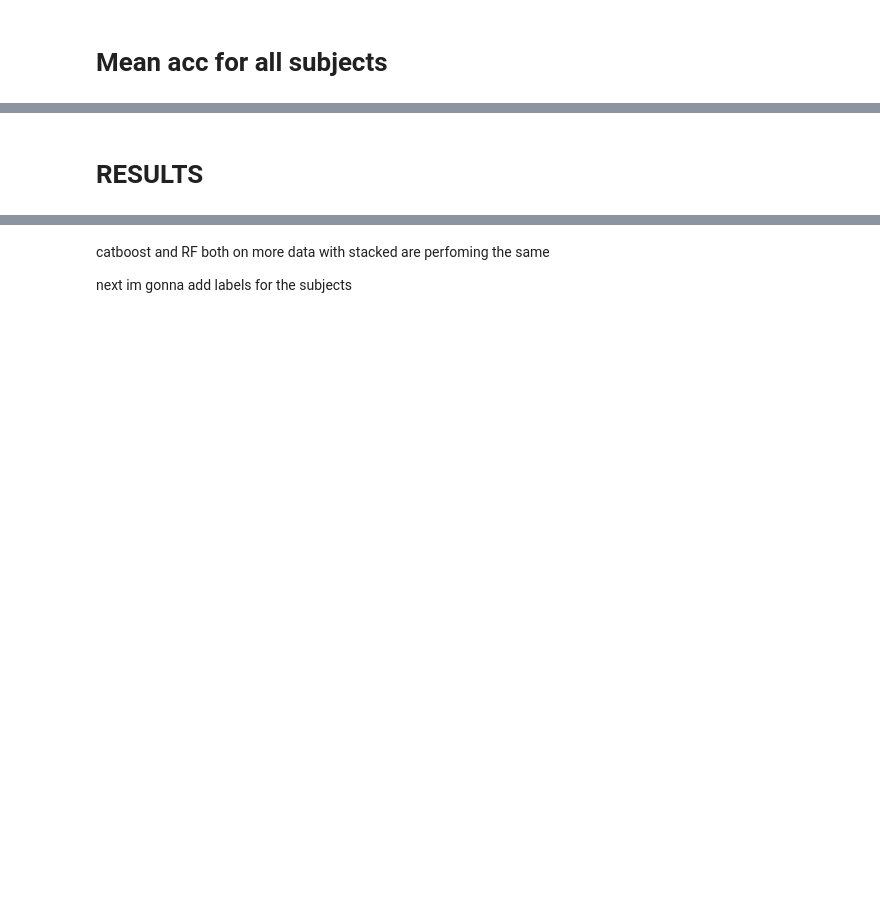
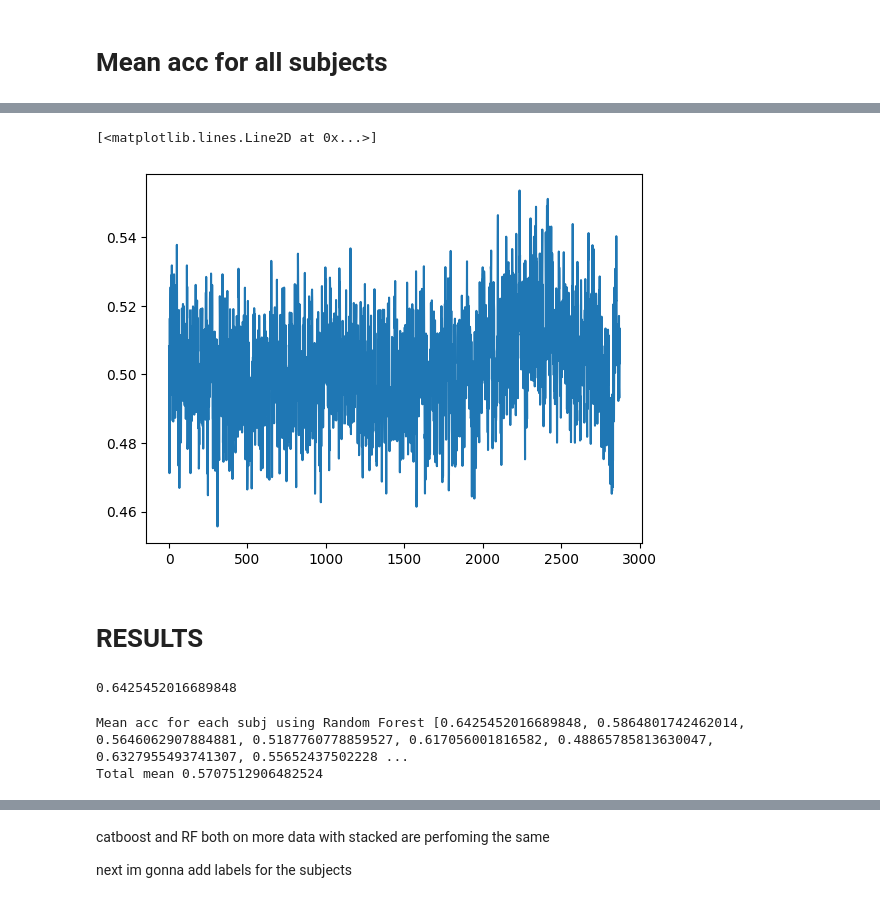
Before and after one commit to unthrived/master-thesis, a Jupyter notebook: 0_main_deci_timepoint.ipynb, the cells around one changed output, grey strips where cells are left out. Cells and saved outputs as stored; diff of their text form; code cells hidden in the pictures; blank space fills up the shorter version.

```diff
--- a/0_main_deci_timepoint.ipynb
+++ b/0_main_deci_timepoint.ipynb
@@ -332,2 +280,18 @@ for subj in range(amount_of_subjects):
+# %%
+mean_timepoint = [0]*numT
+for t in range(numT):
+    sum = 0
+    for i in range(amount_of_subjects-1):
+        sum = sum + timepoint_accuracy[i][t]
+    mean_timepoint[t] = sum/26.
+# %%
+plt.plot(mean_timepoint)
+# %% [output]
+[<matplotlib.lines.Line2D at 0x...>]
+[figure, added]
 # %% [markdown]
 # RESULTS
+# %%
+np.mean(timepoint_accuracy[0])
+# %% [output]
+0.6425452016689848
@@ -333,0 +302,6 @@ for subj in range(amount_of_subjects):
+# %%
+print('Mean acc for each subj using Random Forest', subj_mean_acc[0:26])
+print('Total mean', np.mean(subj_mean_acc[0:26]))
+# %% [output]
+Mean acc for each subj using Random Forest [0.6425452016689848, 0.5864801742462014, 0.5646062907884881, 0.5187760778859527, 0.617056001816582, 0.48865785813630047, 0.6327955493741307, 0.55652437502228 ...
+Total mean 0.5707512906482524
```
Also changed, not shown: parts of 22 cells of this notebook, 4 other files.
